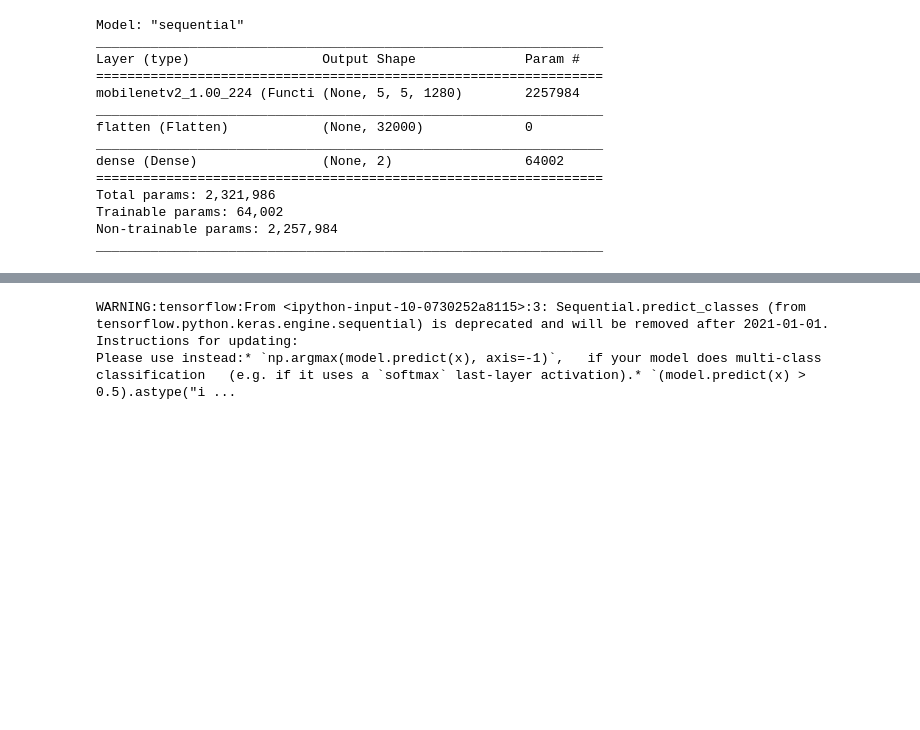
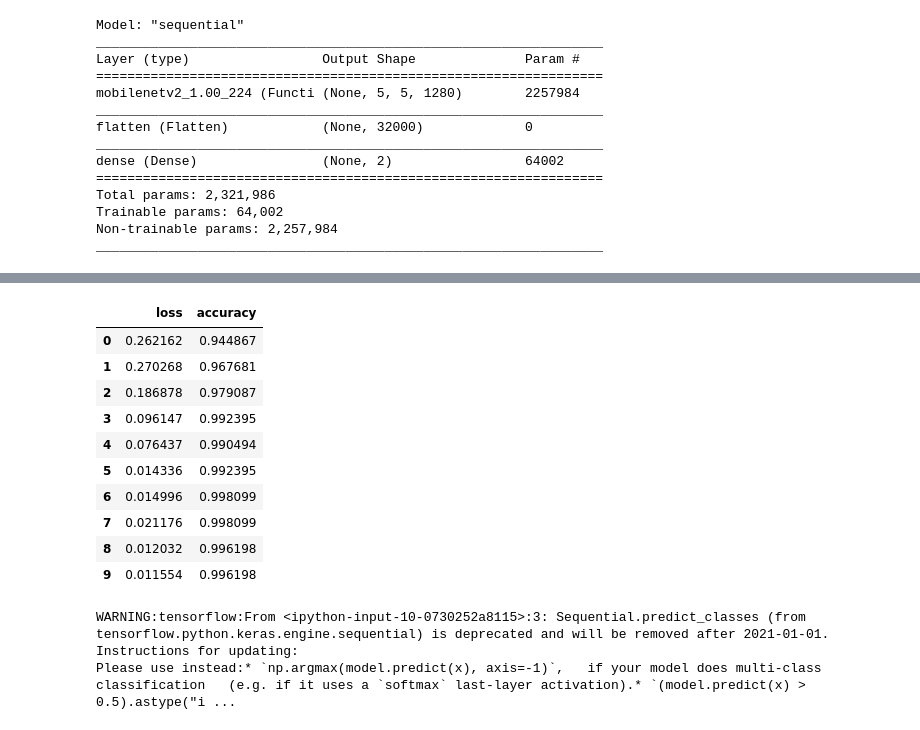
Before and after one commit to yyyyyokoko/590FaceMaskDetection, a Jupyter notebook: 590_MobileNetV2_for_mask_detection.ipynb, the cells around one changed output, grey strips where cells are left out. Drawn from its saved outputs; the diff is of its cells as text; code cells hidden in the pictures; blank space fills up the shorter version.

```diff
--- a/590_MobileNetV2_for_mask_detection.ipynb
+++ b/590_MobileNetV2_for_mask_detection.ipynb
@@ -161,0 +157,10 @@ Please use Model.evaluate, which supports generators.
+# %%
+import pandas as pd
+training_accuary = pd.DataFrame.from_dict(history.history).drop(columns = ['val_loss', 'val_accuracy'])
+
+test_data = "/content/drive/My Drive/ColabNotebooks/Face Mask Dataset/sample_training"
+test = train_datagen.flow_from_directory(directory=test_data,target_size=(160,160),
+                                          class_mode="categorical",
+                                          classes={'nomask': 0, 'mask': 1},
+                                          batch_size=32)
+model.evaluate(test)
@@ -162,3 +171,17 @@ Please use Model.evaluate, which supports generators.
+# %%
+training_accuary
+# %% [output]
+|  | loss | accuracy |
+| 0 | 0.262162 | 0.944867 |
+| 1 | 0.270268 | 0.967681 |
+| 2 | 0.186878 | 0.979087 |
+| 3 | 0.096147 | 0.992395 |
+| 4 | 0.076437 | 0.990494 |
+| 5 | 0.014336 | 0.992395 |
+| 6 | 0.014996 | 0.998099 |
+| 7 | 0.021176 | 0.998099 |
+| 8 | 0.012032 | 0.996198 |
+| 9 | 0.011554 | 0.996198 |
 # %%
 model.save("/content/drive/My Drive/ColabNotebooks/face_mask_new.h5")
 # %%
```
Also changed, not shown: parts of 7 cells of this notebook.
